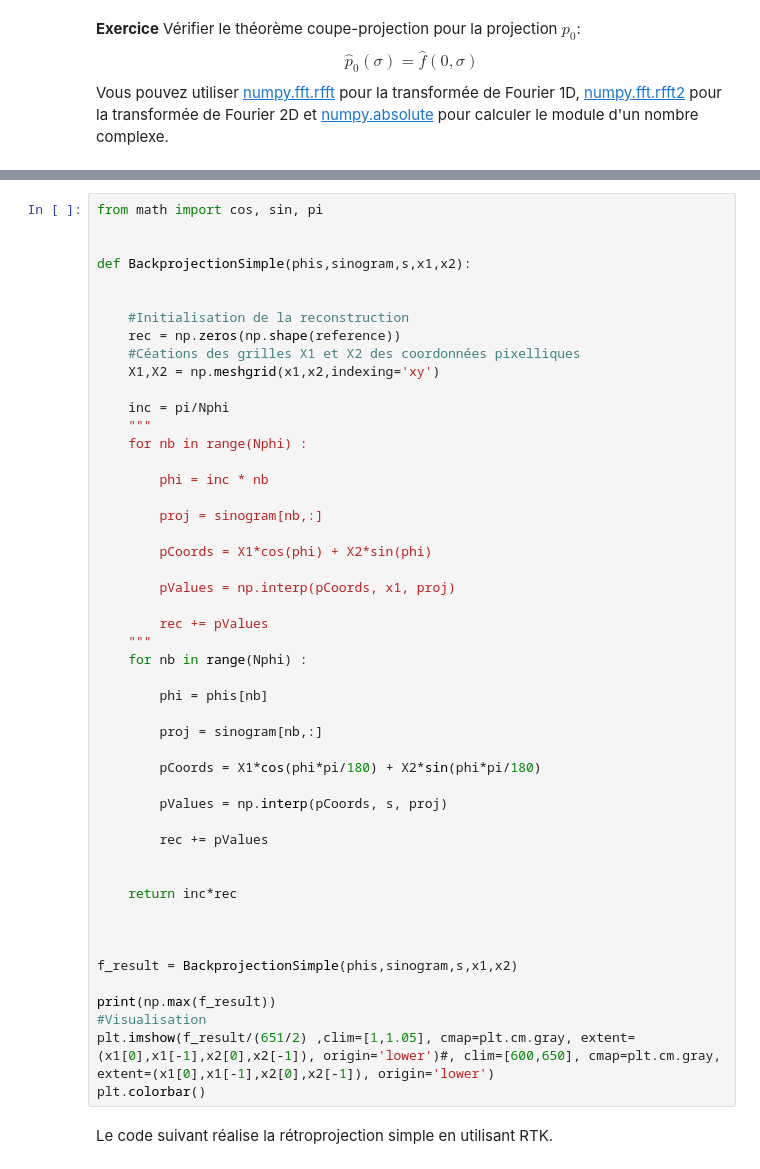
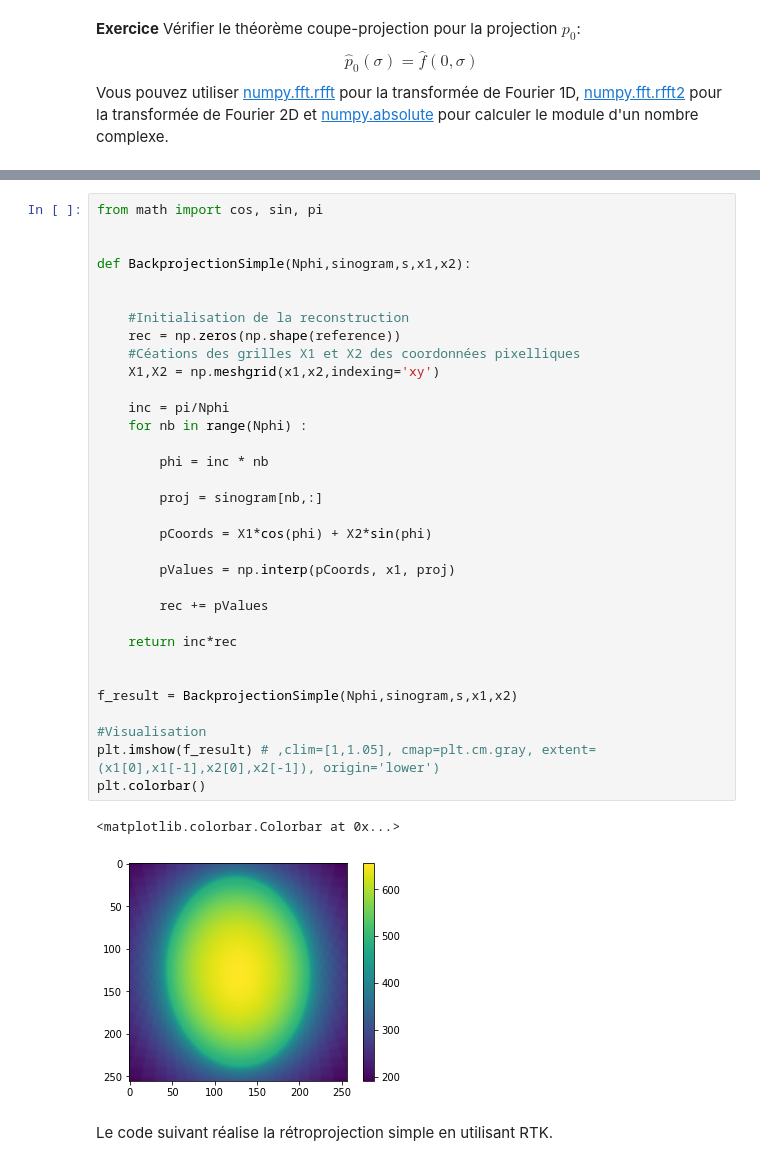
Before and after one commit to Guillaume0477/Tomographie, a Jupyter notebook: tp_tomo.ipynb, the cells around one changed output, grey strips where cells are left out. Saved outputs shown, nothing was run; the diff lists cells and outputs as text.

```diff
--- a/tp_tomo.ipynb
+++ b/tp_tomo.ipynb
@@ -166,52 +175,39 @@ Vous pouvez utiliser la fonction [numpy.meshgrid](https://docs.scipy.org/doc/num
 # %%
 from math import cos, sin, pi
 
 
-def BackprojectionSimple(phis,sinogram,s,x1,x2):
+def BackprojectionSimple(Nphi,sinogram,s,x1,x2):
 
 
     #Initialisation de la reconstruction
     rec = np.zeros(np.shape(reference))
     #Céations des grilles X1 et X2 des coordonnées pixelliques
     X1,X2 = np.meshgrid(x1,x2,indexing='xy')
 
     inc = pi/Nphi
-    """
     for nb in range(Nphi) :
 
         phi = inc * nb
 
         proj = sinogram[nb,:]
 
         pCoords = X1*cos(phi) + X2*sin(phi)
 
         pValues = np.interp(pCoords, x1, proj)
 
         rec += pValues
-    """
-    for nb in range(Nphi) :
-
-        phi = phis[nb]
-
-        proj = sinogram[nb,:]
-
-        pCoords = X1*cos(phi*pi/180) + X2*sin(phi*pi/180)
-
-        pValues = np.interp(pCoords, s, proj)
-
-        rec += pValues
-
 
     return inc*rec
 
 
+f_result = BackprojectionSimple(Nphi,sinogram,s,x1,x2)
 
-f_result = BackprojectionSimple(phis,sinogram,s,x1,x2)
-
-print(np.max(f_result))
 #Visualisation
-plt.imshow(f_result/(651/2) ,clim=[1,1.05], cmap=plt.cm.gray, extent=(x1[0],x1[-1],x2[0],x2[-1]), origin='lower')#, clim=[600,650], cmap=plt.cm.gray, extent=(x1[0],x1[-1],x2[0],x2[-1]), origin='lower')
+plt.imshow(f_result) # ,clim=[1,1.05], cmap=plt.cm.gray, extent=(x1[0],x1[-1],x2[0],x2[-1]), origin='lower')
 plt.colorbar()
+# %% [output]
+<matplotlib.colorbar.Colorbar at 0x...>
+[figure, added]
 # %% [markdown]
 Le code suivant réalise la rétroprojection simple en utilisant RTK.
 # %%
```
Also changed, not shown: parts of 10 cells of this notebook.
